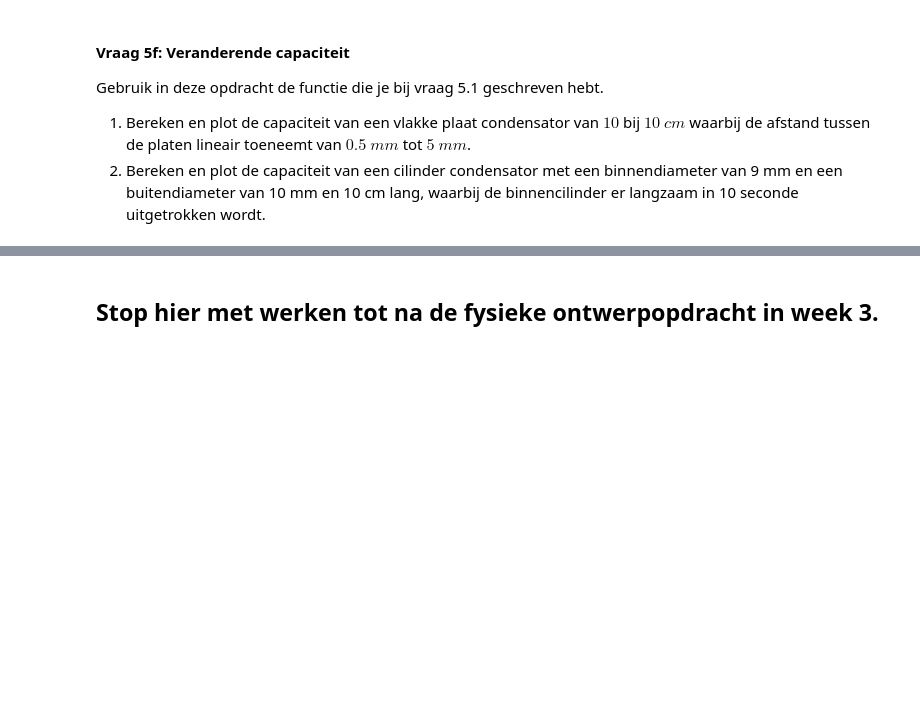
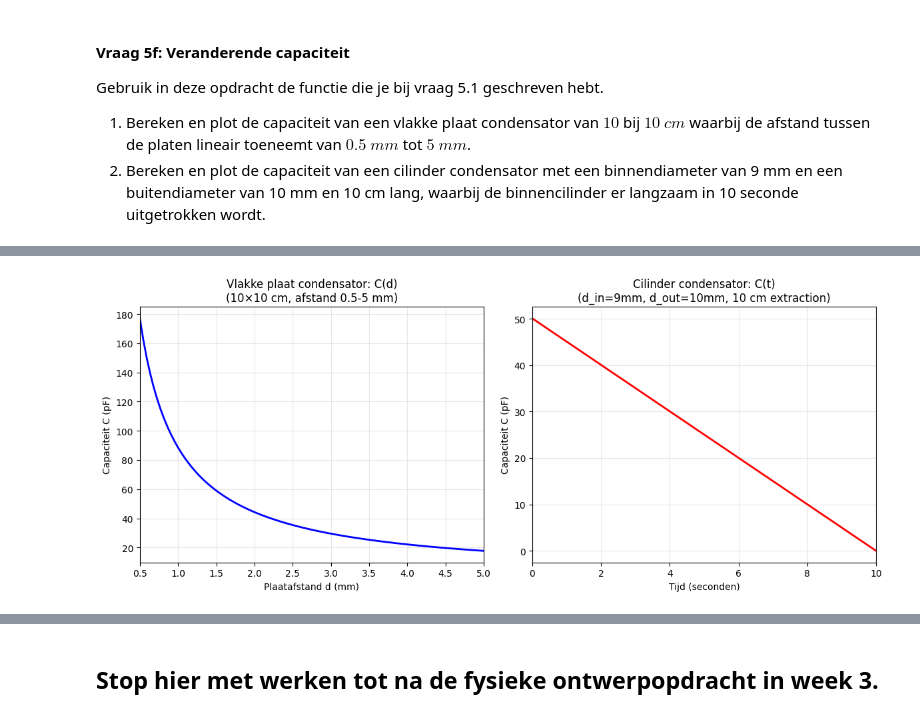
Before and after one commit to Monjano/DEF-D-MONJANO-SCHEBAL, a Jupyter notebook: DigitaleOntwerpopdrachten/1CondensatorOpdracht/CondensatorOntwerpopdracht.ipynb, the cells around one changed output, grey strips where cells are left out. Saved outputs shown, nothing was run; the diff lists cells and outputs as text; code cells hidden in the pictures; blank space fills up the shorter version.

```diff
--- a/DigitaleOntwerpopdrachten/1CondensatorOpdracht/CondensatorOntwerpopdracht.ipynb
+++ b/DigitaleOntwerpopdrachten/1CondensatorOpdracht/CondensatorOntwerpopdracht.ipynb
@@ -810,6 +1164,87 @@ Gebruik in deze opdracht de functie die je bij vraag 5.1 geschreven hebt.
 1. Bereken en plot de capaciteit van een vlakke plaat condensator van $10$ bij $10$ $cm$ waarbij de afstand tussen de platen lineair toeneemt van $0.5$ $mm$ tot $5$ $mm$.
 2. Bereken en plot de capaciteit van een cilinder condensator met een binnendiameter van 9 mm en een buitendiameter van 10 mm en 10 cm lang, waarbij de binnencilinder er langzaam in 10 seconde uitgetrokken wordt.
 # %%
-###
-###Jouw code hier###
-###
+# 1. VLAKKE PLAAT: Afstand verandert van 0.5 mm tot 5 mm
+print("1. VLAKKE PLAAT CONDENSATOR MET VERANDERENDE AFSTAND")
+
+A_vlak = 0.1 * 0.1  # 10×10 cm = 0.01 m²
+
+# Afstanden variëren van 0.5 mm tot 5 mm
+d_min = 0.5e-3  # m
+d_max = 5e-3    # m
+n_points = 100
+
+d_range = np.linspace(d_min, d_max, n_points)  # lineaire toename
+C_vlak_range = vlakkeplaat(A_vlak, d_range, epsilon_r=1)
+
+# Plot 1: Vlakke plaat
+plt.figure(figsize=(12, 5))
+
+plt.subplot(1, 2, 1)
+plt.plot(d_range * 1e3, C_vlak_range * 1e12, 'b-', linewidth=2)
+plt.xlabel('Plaatafstand d (mm)')
+plt.ylabel('Capaciteit C (pF)')
+plt.title('Vlakke plaat condensator: C(d)\n(10×10 cm, afstand 0.5-5 mm)')
+plt.grid(True, alpha=0.3)
+plt.xlim(d_min * 1e3, d_max * 1e3)
+
+# Toon enkele specifieke waarden
+print(f"Plaatafstand: {d_min*1e3:.1f} - {d_max*1e3:.1f} mm")
+print(f"Capaciteit bij {d_min*1e3:.1f} mm: {C_vlak_range[0]*1e12:.2f} pF")
+print(f"Capaciteit bij {d_max*1e3:.1f} mm: {C_vlak_range[-1]*1e12:.2f} pF")
+print(f"Verhouding C(0.5mm)/C(5mm) = {C_vlak_range[0]/C_vlak_range[-1]:.1f}×")
+
+# 2. CILINDER: Binnencilinder wordt uitgetrokken in 10 seconden
+print("2. CILINDER CONDENSATOR MET UITGETROKKEN BINNENCILINDER")
+
+# Cilinder parameters
+L_cilinder_initial = 0.1  # 10 cm totale lengte
+d_inner = 4.5e-3  # 9 mm diameter → 4.5 mm radius
+d_outer = 5e-3    # 10 mm diameter → 5 mm radius
+r_inner = d_inner / 2
+r_outer = d_outer / 2
+delta_r = r_outer - r_inner
+
+# Tijd: 0 tot 10 seconden
+t_total = 10  # seconden
+time_array = np.linspace(0, t_total, n_points)
+
+# Effectieve lengte van binnencilinder: begint op 10 cm, eindigt op 0
+# Lineaire afname: L(t) = L_initial * (1 - t/t_total)
+L_effective = L_cilinder_initial * (1 - time_array / t_total)
+
+# Capacitance als functie van effectieve lengte
+C_cilinder_range = cilinder(L_effective, r_inner, r_outer, epsilon_r=1)
+
+# Plot 2: Cilinder
+plt.subplot(1, 2, 2)
+plt.plot(time_array, C_cilinder_range * 1e12, 'r-', linewidth=2)
+plt.xlabel('Tijd (seconden)')
+plt.ylabel('Capaciteit C (pF)')
+plt.title('Cilinder condensator: C(t)\n(d_in=9mm, d_out=10mm, 10 cm extraction)')
+plt.grid(True, alpha=0.3)
+plt.xlim(0, t_total)
+
+# Toon enkele specifieke waarden
+print(f"Tijd: 0 - {t_total} seconden")
+print(f"Capaciteit op t=0s (volledig ingebracht): {C_cilinder_range[0]*1e12:.2f} pF")
+print(f"Capaciteit op t={t_total}s (volledig uitgetrokken): {C_cilinder_range[-1]*1e12:.2f} pF")
+print(f"Verhouding C(0s)/C(10s) = {C_cilinder_range[0]/C_cilinder_range[-1]:.0f}×")
+
+plt.tight_layout()
+plt.show()
+
+# ANALYSE VAN RESULTATEN
+
+print("VLAKKE PLAAT CONDENSATOR:")
+print(f"  Formule: C = ε₀ εᵣ A / d")
+print(f"  Voor constante A en εᵣ: C ∝ 1/d")
+print(f"  Dus: Als d 10× groter wordt, C wordt 10× kleiner")
+print(f"  Voorspelling: {C_vlak_range[0]/C_vlak_range[-1]:.1f}× afname ✓")
+
+print("CILINDER CONDENSATOR:")
+print(f"  Formule: C = 2π ε₀ εᵣ L r_i / Δr")
+print(f"  Voor constante r_i, Δr, εᵣ: C ∝ L")
+print(f"  Dus: Als L lineair afneemt, C neemt lineair af")
+print(f"  Voorspelling: {C_cilinder_range[0]/C_cilinder_range[-1]:.0f}× afname (lineair) ✓")
+# %% [output]
@@ -815,0 +1261 @@ Gebruik in deze opdracht de functie die je bij vraag 5.1 geschreven hebt.
+[figure, added]
```
Also changed, not shown: parts of 9 cells of this notebook.
